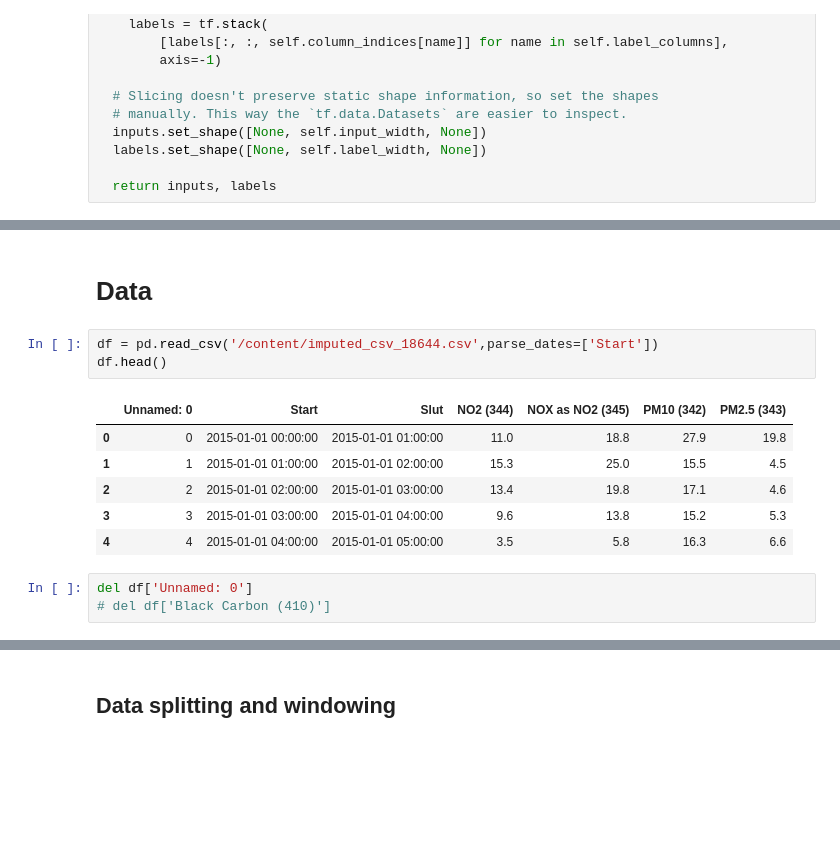
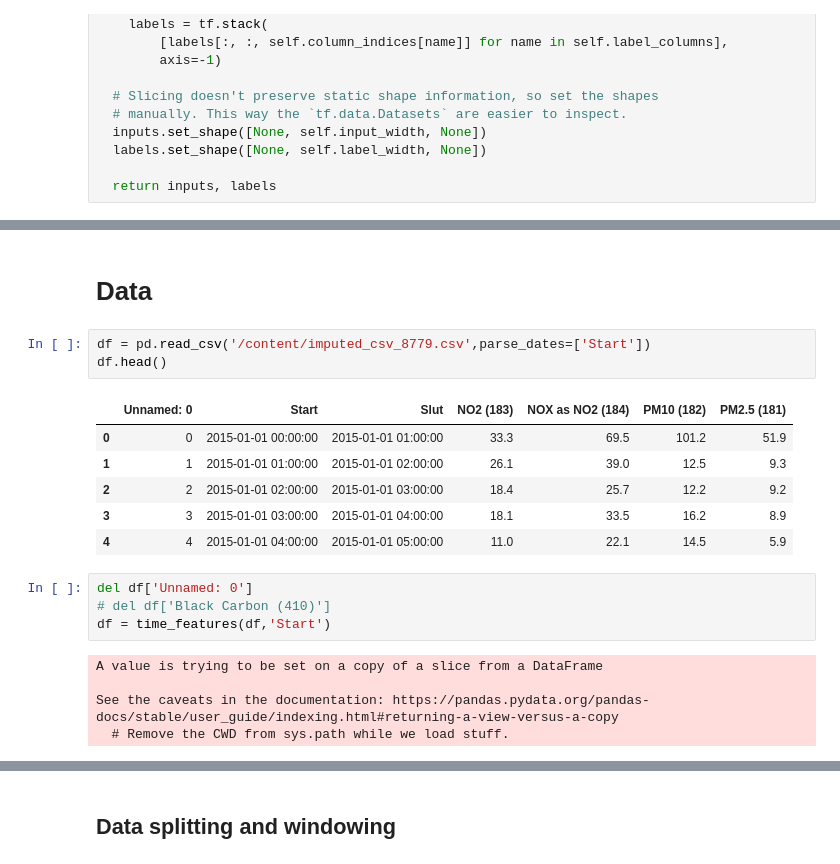
Before and after one commit to jude1997felix/Decentralized-Air-quality-Monitoring-and-Prediction, a Jupyter notebook: competition.ipynb, the cells around one changed output, grey strips where cells are left out. Drawn from its saved outputs; the diff is of its cells as text; blank space fills up the shorter version.

```diff
--- a/competition.ipynb
+++ b/competition.ipynb
@@ -68,18 +108,24 @@ def split_window(self, features):
 # %% [markdown]
-# Data
+ # Data
 # %%
-df = pd.read_csv('/content/imputed_csv_18644.csv',parse_dates=['Start'])
+df = pd.read_csv('/content/imputed_csv_8779.csv',parse_dates=['Start'])
 df.head()
 # %% [output]
-|  | Unnamed: 0 | Start | Slut | NO2 (344) | NOX as NO2 (345) | PM10 (342) | PM2.5 (343) |
-| 0 | 0 | 2015-01-01 00:00:00 | 2015-01-01 01:00:00 | 11.0 | 18.8 | 27.9 | 19.8 |
-| 1 | 1 | 2015-01-01 01:00:00 | 2015-01-01 02:00:00 | 15.3 | 25.0 | 15.5 | 4.5 |
-| 2 | 2 | 2015-01-01 02:00:00 | 2015-01-01 03:00:00 | 13.4 | 19.8 | 17.1 | 4.6 |
-| 3 | 3 | 2015-01-01 03:00:00 | 2015-01-01 04:00:00 | 9.6 | 13.8 | 15.2 | 5.3 |
-| 4 | 4 | 2015-01-01 04:00:00 | 2015-01-01 05:00:00 | 3.5 | 5.8 | 16.3 | 6.6 |
+|  | Unnamed: 0 | Start | Slut | NO2 (183) | NOX as NO2 (184) | PM10 (182) | PM2.5 (181) |
+| 0 | 0 | 2015-01-01 00:00:00 | 2015-01-01 01:00:00 | 33.3 | 69.5 | 101.2 | 51.9 |
+| 1 | 1 | 2015-01-01 01:00:00 | 2015-01-01 02:00:00 | 26.1 | 39.0 | 12.5 | 9.3 |
+| 2 | 2 | 2015-01-01 02:00:00 | 2015-01-01 03:00:00 | 18.4 | 25.7 | 12.2 | 9.2 |
+| 3 | 3 | 2015-01-01 03:00:00 | 2015-01-01 04:00:00 | 18.1 | 33.5 | 16.2 | 8.9 |
+| 4 | 4 | 2015-01-01 04:00:00 | 2015-01-01 05:00:00 | 11.0 | 22.1 | 14.5 | 5.9 |
 # %%
 del df['Unnamed: 0']
 # del df['Black Carbon (410)']
+df = time_features(df,'Start')
+# %% [output]
+A value is trying to be set on a copy of a slice from a DataFrame
+
+See the caveats in the documentation: https://pandas.pydata.org/pandas-docs/stable/user_guide/indexing.html#returning-a-view-versus-a-copy
+  # Remove the CWD from sys.path while we load stuff.
 # %%
 df_copy = df.copy()
 df.head()
```
Also changed, not shown: parts of 66 cells of this notebook.
